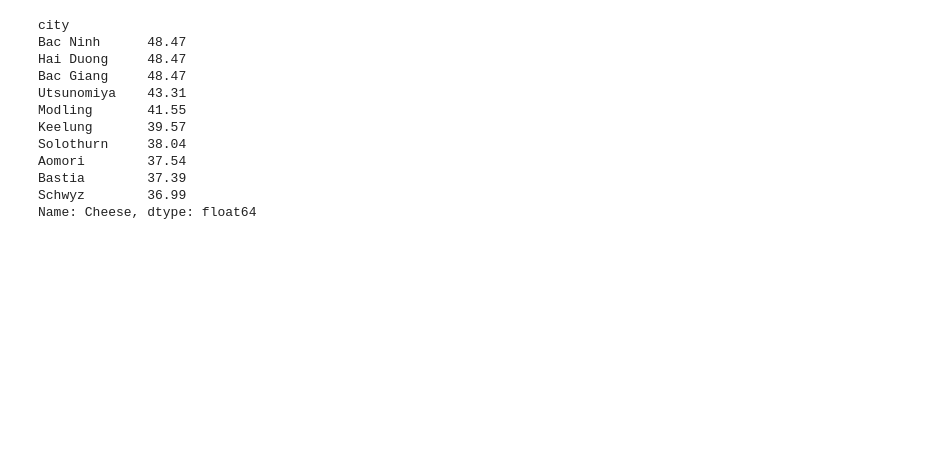
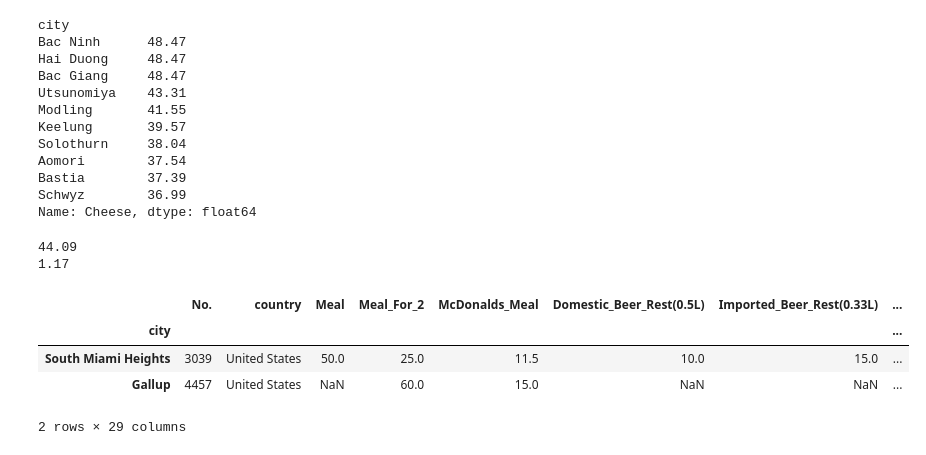
Before and after one commit to Reed-Carter/Global-Cost-of-Living, a Jupyter notebook: phil-project.ipynb, the cells around one changed output. Cells and saved outputs as stored; diff of their text form; code cells hidden in the pictures; blank space fills up the shorter version.

Commit message:
find max and min values in chicken column.

```diff
--- a/phil-project.ipynb
+++ b/phil-project.ipynb
@@ -458,3 +458,21 @@ Aomori        37.54
 Bastia        37.39
 Schwyz        36.99
 Name: Cheese, dtype: float64
+# %%
+# Find max and min values in chicken fillet column
+max_chicken = cost_of_living.Chicken_Fillets.max()
+min_chicken = cost_of_living.Chicken_Fillets.min()
+print(max_chicken)
+print(min_chicken)
+# %% [output]
+44.09
+1.17
+# %%
+# Find max chicken value in the dataframe
+cost_of_living[cost_of_living.Chicken_Fillets == 44.09]
+# %% [output]
+|  | No. | country | Meal | Meal_For_2 | McDonalds_Meal | Domestic_Beer_Rest(0.5L) | Imported_Beer_Rest(0.33L) | ... |
+| city |  |  |  |  |  |  |  | ... |
+| South Miami Heights | 3039 | United States | 50.0 | 25.0 | 11.5 | 10.0 | 15.0 | ... |
+| Gallup | 4457 | United States | NaN | 60.0 | 15.0 | NaN | NaN | ... |
+2 rows × 29 columns
```
Also changed, not shown: parts of 3 cells of this notebook.
